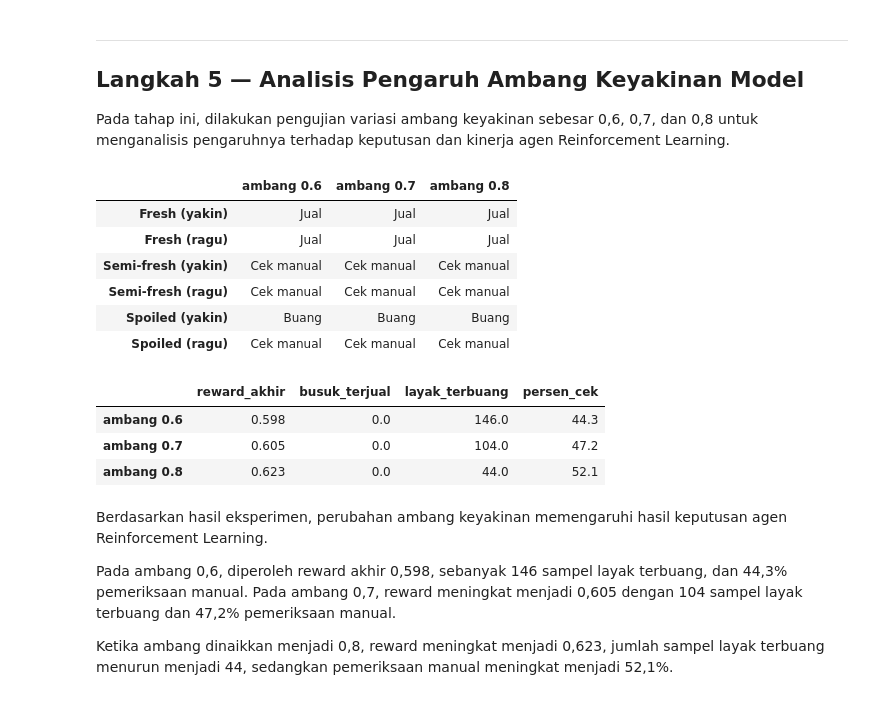
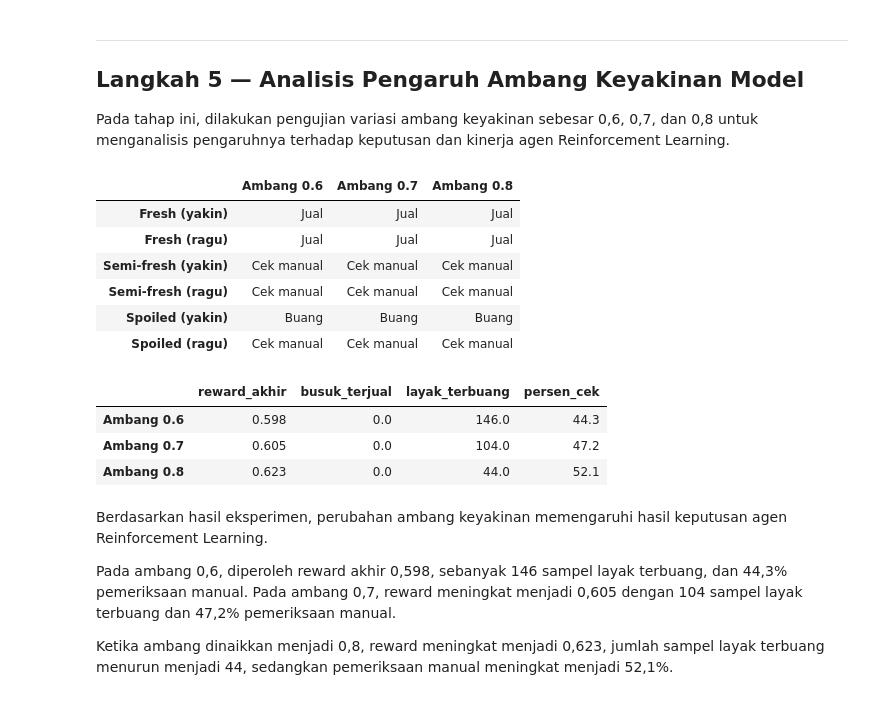
Before and after one commit to MuhammadErlanggaKurniawan/ets-ml2-kelompok, a Jupyter notebook: notebooks/eksperimen_rijal_rl.ipynb, the cells around one changed output. Drawn from its saved outputs; the diff is of its cells as text; code cells hidden in the pictures.

```diff
--- a/notebooks/eksperimen_rijal_rl.ipynb
+++ b/notebooks/eksperimen_rijal_rl.ipynb
@@ -339,11 +441,17 @@ Pada tahap ini, dilakukan pengujian variasi ambang keyakinan sebesar 0,6, 0,7, d
 # %%
 AMBANG = [0.6, 0.7, 0.8]
 
-hasil_ambang = {f"ambang {a}": jalankan_agen(ambang_yakin=a) for a in AMBANG}
+hasil_ambang = {
+    f"Ambang {ambang}": jalankan_agen(
+        ambang_yakin=ambang
+    )
+    for ambang in AMBANG
+}
+
 display(tabel_aturan(hasil_ambang))
 display(tabel_dampak(hasil_ambang))
 # %% [output]
-|  | ambang 0.6 | ambang 0.7 | ambang 0.8 |
+|  | Ambang 0.6 | Ambang 0.7 | Ambang 0.8 |
 | Fresh (yakin) | Jual | Jual | Jual |
 | Fresh (ragu) | Jual | Jual | Jual |
 | Semi-fresh (yakin) | Cek manual | Cek manual | Cek manual |
@@ -351,9 +459,9 @@ display(tabel_dampak(hasil_ambang))
 | Spoiled (yakin) | Buang | Buang | Buang |
 | Spoiled (ragu) | Cek manual | Cek manual | Cek manual |
 |  | reward_akhir | busuk_terjual | layak_terbuang | persen_cek |
-| ambang 0.6 | 0.598 | 0.0 | 146.0 | 44.3 |
-| ambang 0.7 | 0.605 | 0.0 | 104.0 | 47.2 |
-| ambang 0.8 | 0.623 | 0.0 | 44.0 | 52.1 |
+| Ambang 0.6 | 0.598 | 0.0 | 146.0 | 44.3 |
+| Ambang 0.7 | 0.605 | 0.0 | 104.0 | 47.2 |
+| Ambang 0.8 | 0.623 | 0.0 | 44.0 | 52.1 |
 # %% [markdown]
 Berdasarkan hasil eksperimen, perubahan ambang keyakinan memengaruhi hasil keputusan agen Reinforcement Learning.
 
```
Also changed, not shown: parts of 4 cells of this notebook.
